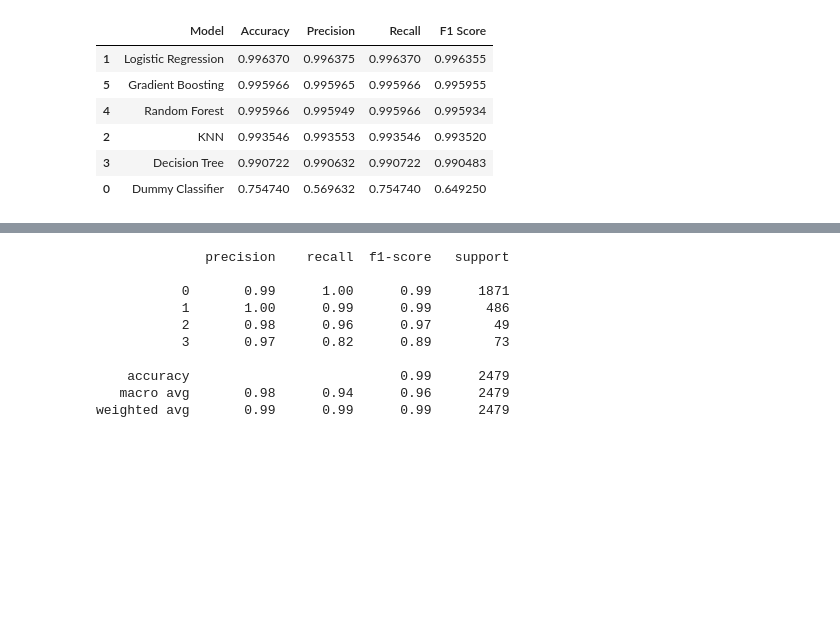
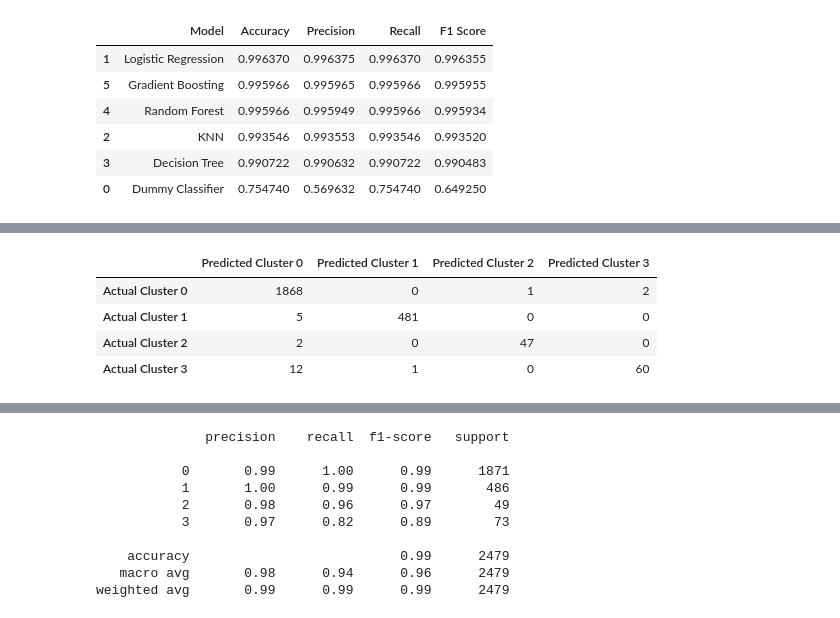
Before and after one commit to ismailozcan1/ds570-final-project, a Jupyter notebook: notebooks/03_modeling_and_evaluation.ipynb, the cells around one changed output, grey strips where cells are left out. Cells and saved outputs as stored; diff of their text form; code cells hidden in the pictures; blank space fills up the shorter version.

```diff
--- a/notebooks/03_modeling_and_evaluation.ipynb
+++ b/notebooks/03_modeling_and_evaluation.ipynb
@@ -328,8 +287,0 @@ I focus on the Decision Tree because it is easier to interpret than more complex
-# %%
-tree_model = models["Decision Tree"]
-tree_model.fit(X_train, y_train)
-
-tree_pred = tree_model.predict(X_test)
-
-cm = confusion_matrix(y_test, tree_pred)
-cm
@@ -361,0 +301,25 @@ plt.show()
+# %%
+tree_model = models["Decision Tree"]
+tree_model.fit(X_train, y_train)
+
+tree_pred = tree_model.predict(X_test)
+
+cluster_label_names = [
+    "Cluster 0",
+    "Cluster 1",
+    "Cluster 2",
+    "Cluster 3"
+]
+
+cm_df = pd.DataFrame(
+    cm,
+    index=[f"Actual {label}" for label in cluster_label_names],
+    columns=[f"Predicted {label}" for label in cluster_label_names]
+)
+cm_df
+# %% [output]
+|  | Predicted Cluster 0 | Predicted Cluster 1 | Predicted Cluster 2 | Predicted Cluster 3 |
+| Actual Cluster 0 | 1868 | 0 | 1 | 2 |
+| Actual Cluster 1 | 5 | 481 | 0 | 0 |
+| Actual Cluster 2 | 2 | 0 | 47 | 0 |
+| Actual Cluster 3 | 12 | 1 | 0 | 60 |
```
Also changed, not shown: parts of 30 cells of this notebook.
